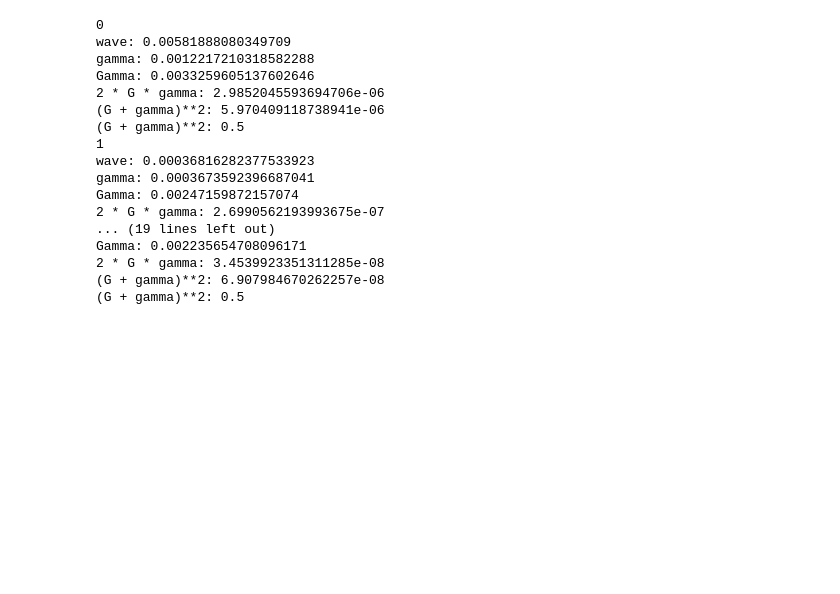
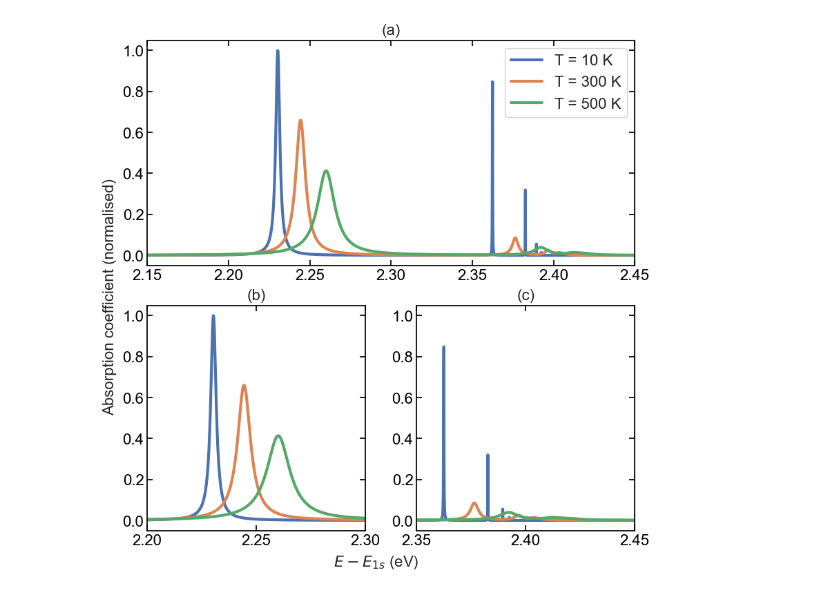
Before and after one commit to pmbraga/perovskite_excitons_mphil, a Jupyter notebook: absorption/absorption.ipynb, the cells around one changed output. Cells and saved outputs as stored; diff of their text form; code cells hidden in the pictures; blank space fills up the shorter version.

```diff
--- a/absorption/absorption.ipynb
+++ b/absorption/absorption.ipynb
@@ -35,7 +49,7 @@ DOP = 158 # ev nm{-1}
 EgZero = 2.565 # eV
 
 alphaOne = -1e-4 # material specific constant for Varshni shift
-alphaTwo = 300 # material specific constant for Varshni shift
+alphaTwo = 340 # material specific constant for Varshni shift
 
 # --- simulation parameters --- #
 
@@ -49,4 +63,6 @@ k_vals = np.linspace(dk, k_max, N)
 
 eigenvalues = np.loadtxt('/Users/pedrobraga/Documents/Cambridge/wa_two/repo_wa_two/excitonic_states/Eigenvalues5.txt')
 eigenvectors = np.loadtxt('/Users/pedrobraga/Documents/Cambridge/wa_two/repo_wa_two/excitonic_states/Eigenvectors5.txt')
+
+polarEigenvectors = np.loadtxt('/Users/pedrobraga/Documents/Cambridge/wa_two/repo_wa_two/excitonic_states/EigenvectorsSlashed5.txt')
 # %%
@@ -73,30 +89,3 @@ def ExcitonDephase(mu, temp): # Phenomenological non-radiative dephasing term
-# %%
-for i in range(len(eigenvalues)):
-    print(i)
-    print(f'wave: {FFT(i, eigenvectors)}')
-    print(f'gamma: {RadiativeRecom(i, eigenvalues, eigenvectors)}')
-    print(f'Gamma: {ExcitonDephase(i, 300)}')
-    print(f'2 * G * gamma: {2 * RadiativeRecom(i, eigenvalues, eigenvectors) * ExcitonDephase(i, 5)}')
-    print(f'(G + gamma)**2: {(RadiativeRecom(i, eigenvalues, eigenvectors) + ExcitonDephase(i, 5))**2}')
-    print(f'(G + gamma)**2: {2 * RadiativeRecom(i, eigenvalues, eigenvectors) * ExcitonDephase(i, 5)/(RadiativeRecom(i, eigenvalues, eigenvectors) + ExcitonDephase(i, 5))**2}')
-# %% [output]
-0
-wave: 0.00581888080349709
-gamma: 0.0012217210318582288
-Gamma: 0.0033259605137602646
-2 * G * gamma: 2.9852045593694706e-06
-(G + gamma)**2: 5.970409118738941e-06
-(G + gamma)**2: 0.5
-1
-wave: 0.00036816282377533923
-gamma: 0.0003673592396687041
-Gamma: 0.00247159872157074
-2 * G * gamma: 2.6990562193993675e-07
-... (19 lines left out)
-Gamma: 0.002235654708096171
-2 * G * gamma: 3.4539923351311285e-08
-(G + gamma)**2: 6.907984670262257e-08
-(G + gamma)**2: 0.5
 # %%
 def Absorption(energy_range, eigenvalues, eigenvectors, temp):
 
@@ -115,3 +107,28 @@ def Absorption(energy_range, eigenvalues, eigenvectors, temp):
     maxAlpha = max(alpha)
 
     return alpha
+# %%
+def Absorption2(T):
+
+    sum_sigma = 0
+    Energy = np.linspace(2,3,10000)
+
+    dE = ((alphaOne*T**2)/(alphaTwo+T))
+    Egt = EgZero-dE
+    absorption_sum = 0
+
+    for i in range(0, 5):
+        E_0 = Egt - eigenvalues[i]
+
+        phi2=0
+
+        for j in range(500):
+            phi2 += polarEigenvectors[i, j]*(A *k_vals[j]*dk/(2*np.pi))
+
+        gamma = hbar/(2*m0**2*veps0*n*c0)*Msigma**2*np.absolute(phi2)**2/eigenvalues[0]
+        Gamma = gamma + (0.0067 / (np.exp(0.037/(kb*T))-1))
+
+        absorption_alpha = 2*gamma*Gamma/((E_0-Energy)**2+(Gamma+gamma)**2)
+        absorption_sum+=absorption_alpha
+
+    return absorption_sum
@@ -118,3 +186,7 @@ def Absorption(energy_range, eigenvalues, eigenvectors, temp):
+# %%
+FinalPlot([10, 300, 500])
+# %% [output]
+[figure, added]
 # %%
 def PlotLinewidth(eigenvalues, Ti, Tf):
 
```
Also changed, not shown: parts of 10 cells of this notebook.
